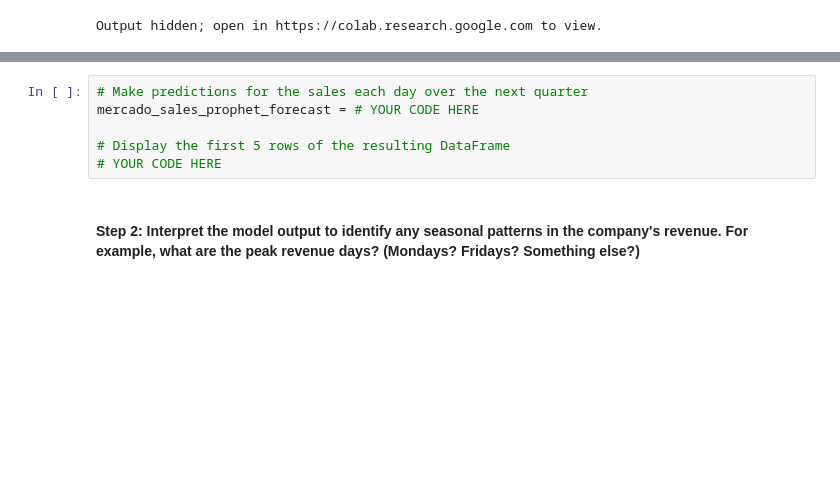
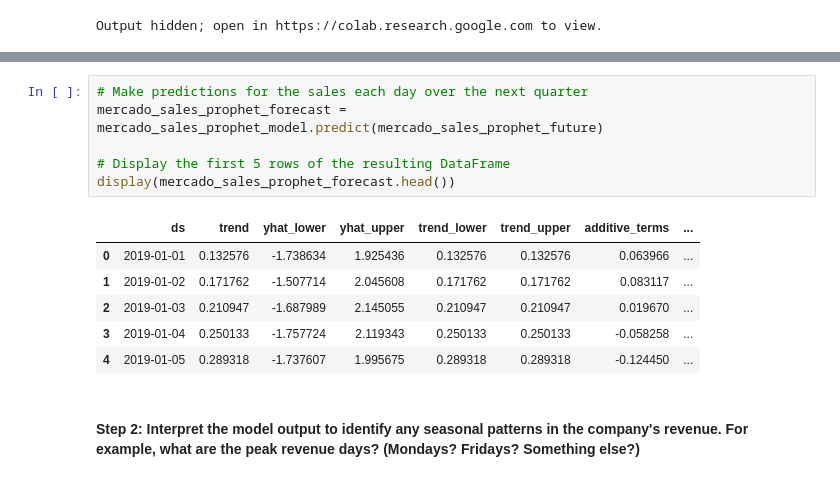
Before and after one commit to KristopherGit/Module-11-Challenge, a Jupyter notebook: Starter_Code/forecasting_net_prophet.ipynb, the cells around one changed output, grey strips where cells are left out. Drawn from its saved outputs; the diff is of its cells as text; blank space fills up the shorter version.

```diff
--- a/Starter_Code/forecasting_net_prophet.ipynb
+++ b/Starter_Code/forecasting_net_prophet.ipynb
@@ -891,9 +896,16 @@ mercado_sales_prophet_future = # YOUR CODE HERE
 # %%
 # Make predictions for the sales each day over the next quarter
-mercado_sales_prophet_forecast = # YOUR CODE HERE
+mercado_sales_prophet_forecast = mercado_sales_prophet_model.predict(mercado_sales_prophet_future)
 
 # Display the first 5 rows of the resulting DataFrame
-# YOUR CODE HERE
+display(mercado_sales_prophet_forecast.head())
+# %% [output]
+|  | ds | trend | yhat_lower | yhat_upper | trend_lower | trend_upper | additive_terms | ... |
+| 0 | 2019-01-01 | 0.132576 | -1.738634 | 1.925436 | 0.132576 | 0.132576 | 0.063966 | ... |
+| 1 | 2019-01-02 | 0.171762 | -1.507714 | 2.045608 | 0.171762 | 0.171762 | 0.083117 | ... |
+| 2 | 2019-01-03 | 0.210947 | -1.687989 | 2.145055 | 0.210947 | 0.210947 | 0.019670 | ... |
+| 3 | 2019-01-04 | 0.250133 | -1.757724 | 2.119343 | 0.250133 | 0.250133 | -0.058258 | ... |
+| 4 | 2019-01-05 | 0.289318 | -1.737607 | 1.995675 | 0.289318 | 0.289318 | -0.124450 | ... |
 # %% [markdown]
 #### Step 2: Interpret the model output to identify any seasonal patterns in the company's revenue. For example, what are the peak revenue days? (Mondays? Fridays? Something else?)
 # %%
```
Also changed, not shown: parts of 15 cells of this notebook, 1 other file.
